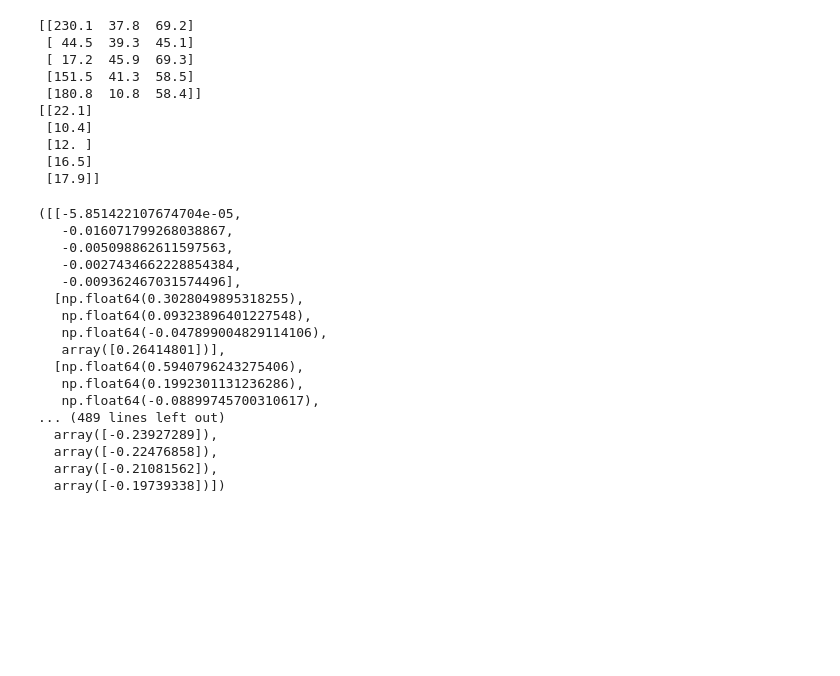
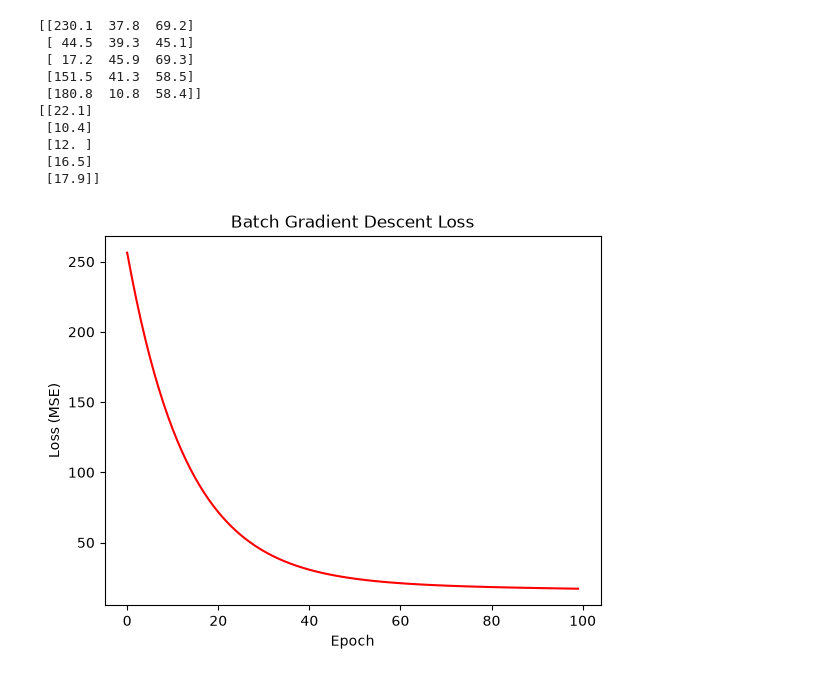
Before and after one commit to khoidesu/Machine-Learning, a Jupyter notebook: Machine Learning/Supervised_Learning/Regression/Linear Regression/advertising_batch.ipynb, the cells around one changed output. Drawn from its saved outputs; the diff is of its cells as text; code cells hidden in the pictures; blank space fills up the shorter version.

```diff
--- a/Machine Learning/Supervised_Learning/Regression/Linear Regression/advertising_batch.ipynb
+++ b/Machine Learning/Supervised_Learning/Regression/Linear Regression/advertising_batch.ipynb
@@ -53,7 +53,7 @@ def prediction(N, d_plus1, w, x, b):
 def MSE(N, pred, y):
     res = 0
     for i in range(N):
-        res += (pred[i] - y[i])
+        res += (pred[i] - y[i]) * (pred[i] - y[i])
     res /= N
     return res
 # %%
@@ -120,34 +120,16 @@ def batch_gradient_descent(X, y, n_epochs=100, learning_rate=0.01):
         losses.append(mse)
 
     return thetas_path, losses
-
-batch_gradient_descent(X_b, y)
-# %% [output]
-([[-5.851422107674704e-05,
-   -0.016071799268038867,
-   -0.005098862611597563,
-   -0.0027434662228854384,
-   -0.009362467031574496],
-  [np.float64(0.3028049895318255),
-   np.float64(0.09323896401227548),
-   np.float64(-0.047899004829114106),
-   array([0.26414801])],
-  [np.float64(0.5940796243275406),
-   np.float64(0.1992301131236286),
-   np.float64(-0.08899745700310617),
-... (489 lines left out)
-  array([-0.23927289]),
-  array([-0.22476858]),
-  array([-0.21081562]),
-  array([-0.19739338])])
 # %%
 bgd_thetas, losses = batch_gradient_descent(X_b, y, n_epochs=100,
 learning_rate=0.01)
-2
-3 # visualize
-4 x_axis = list(range(100))
-5 plt.plot(x_axis, losses[:100], color="r")
-6 plt.xlabel("Epoch")
-7 plt.ylabel("Loss (MSE)")
-8 plt.title("Batch Gradient Descent Loss")
-9 plt.show()
+
+# visualize
+x_axis = list(range(100))
+plt.plot(x_axis, losses[:100], color="r")
+plt.xlabel("Epoch")
+plt.ylabel("Loss (MSE)")
+plt.title("Batch Gradient Descent Loss")
+plt.show()
+# %% [output]
+[figure, added]
```
Also changed, not shown: 1 other file.
